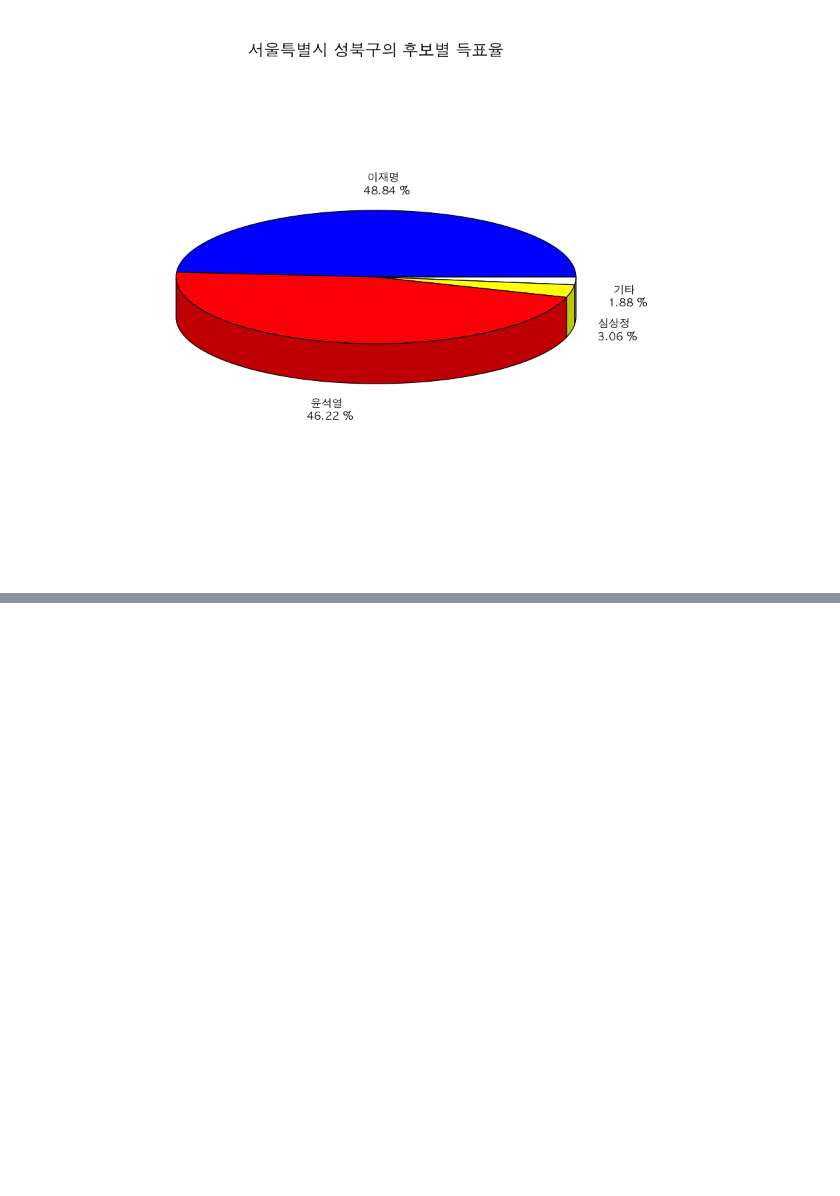
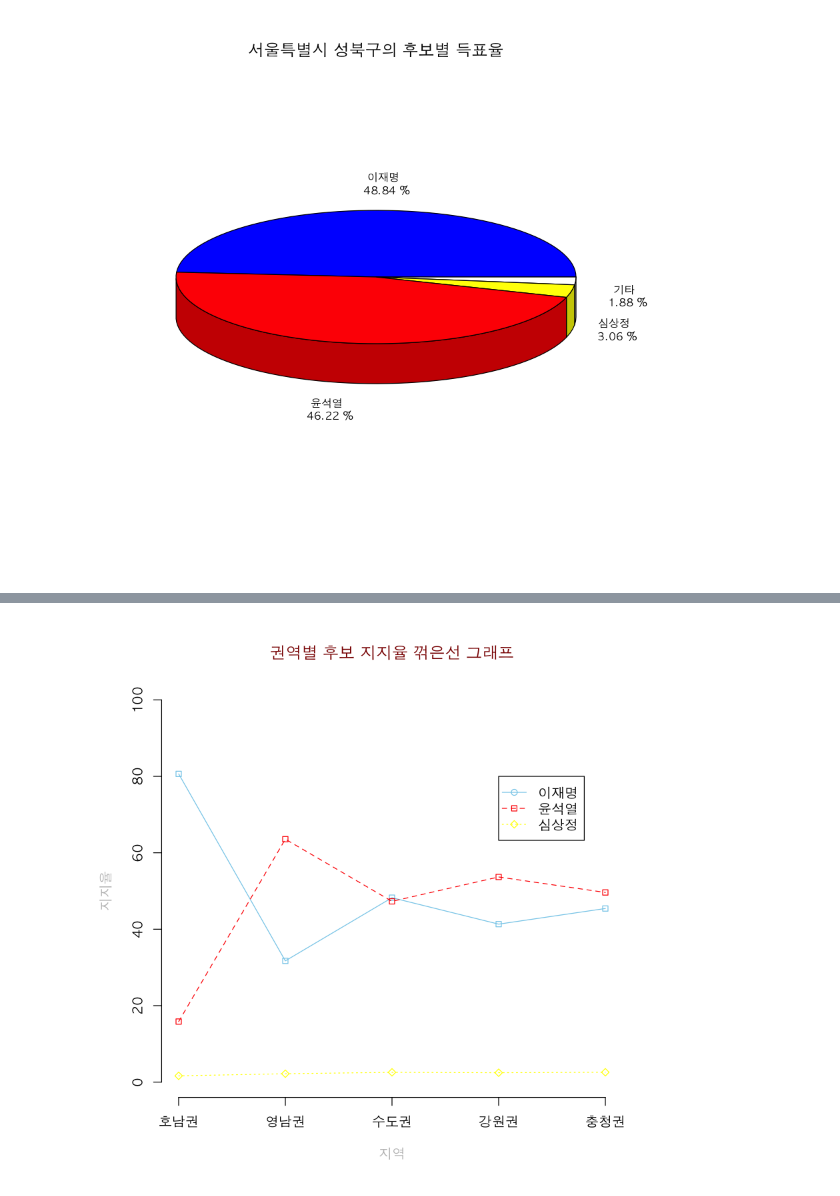
Before and after one commit to swyoo39/R_base, a Jupyter notebook: R_base/10.20대_대선자료_시각화.ipynb, the cells around one changed output, grey strips where cells are left out. Drawn from its saved outputs; the diff is of its cells as text; code cells hidden in the pictures; blank space fills up the shorter version.

```diff
--- a/R_base/10.20대_대선자료_시각화.ipynb
+++ b/R_base/10.20대_대선자료_시각화.ipynb
@@ -259,0 +356,20 @@ pie3D(성북구.득표율$득표율,
+# %%
+# 지역 컬럼에 권역이름 넣기
+election$지역 <- ifelse(election$광역시도 %in% 수도권,'수도권',
+    ifelse(election$광역시도 %in% 강원권,'강원권',
+        ifelse(election$광역시도 %in% 영남권,'영남권',
+            ifelse(election$광역시도 %in% 충청권,'충청권','호남권'))))
+head(election)
+electX <- aggregate(cbind(선거인수,투표수,이재명,윤석열,심상정)~지역,election,sum)
+electX$ratio <- round(electX$투표수/electX$선거인수*100,2) # 투표율
+electX$ratioL <- round(electX$이재명/electX[,3]*100,2) # 이재명 지지율
+electX$ratioY <- round(electX$윤석열/electX[,3]*100,2) # 윤석열 지지율
+electX$ratioS <- round(electX$심상정/electX[,3]*100,2) # 심상정 지지율
+# 투표율이 높은 순으로 정렬
+arrange(electX,desc(ratio))
+arrange(electX,(ratio))
+electXm <- (as.matrix(arrange(electX,desc(ratio))[,c('ratioL','ratioY','ratioS')]))
+rownames(electXm) <- arrange(electX,desc(ratio))$지역
+colnames(electXm) <- c('이재명','윤석열','심상정')
+electXm
+class(electXm[1])
@@ -259,0 +403,55 @@ pie3D(성북구.득표율$득표율,
+# %%
+par(family="AppleGothic",bg='white')
+
+plot(electXm[,1],
+    type = "o", # overlap, 꼭짓점을 선 위에 표시
+    xlab='지역',
+    ylab='지지율(%)',
+    ylim=c(0,100),
+    col = "sky blue",
+    pch=22,
+    axes = F, # x,y 축 좌표 frame을 제거
+    ann = F, # x,y 축 label을 제거
+)
+
+# 선그리기 함수로 def 그리기, lines : 선만 그려지는 그래프
+lines(electXm[,2],
+    type="o",
+    pch=22,
+    col='red',
+    lty=2, # linetype : 점선
+)
+
+# 선그리기 함수로 ghi 그리기
+lines(electXm[,3],
+    type='o',
+    pch=23,
+    col='yellow',
+    lty=3
+)
+
+# x축과 x축의 라벨을 설정하기
+axis(1, at=1:5, lab=rownames(electXm))
+
+# y축과 y축의 라벨을 설정하기
+axis(2)
+
+# main title 지정
+title(main='권역별 후보 지지율 꺾은선 그래프', col.main='darkred')
+
+# x축 title(label) 지정
+title(xlab='지역', col.lab='grey')
+
+# y축 title(label) 지정
+title(ylab='지지율', col.lab='grey')
+
+# 범례 : legend
+legend(4, 80, # legend 박스 위치 좌표
+    colnames(electXm), # 각 그래프의 이름
+    col = c('sky blue','red','yellow'), # 각 그래프의 색상
+    pch=c(21,22,23), # 각 그래프의 점 종류
+    lty=c(1,2,3), # 각 그래프의 선 종류
+    cex=1, # 박스 사이즈 줄이기(default=1)
+)
+# %% [output]
+[figure, added]
```
Also changed, not shown: parts of 21 cells of this notebook, 1 other file.
